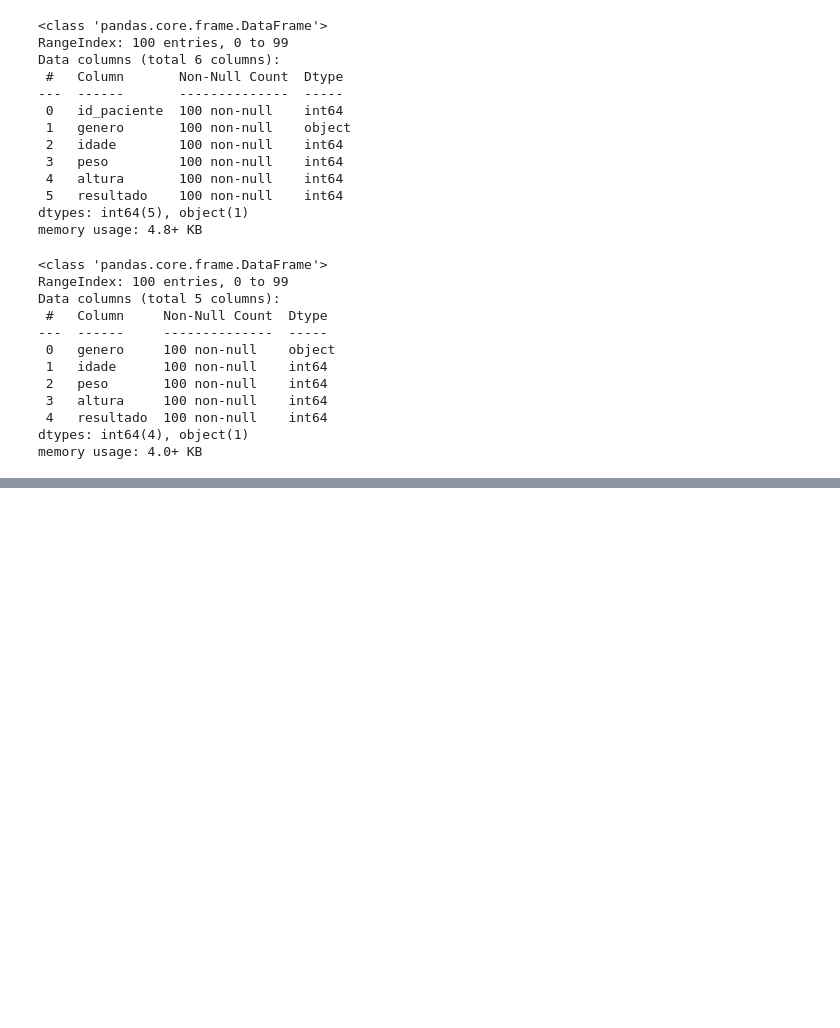
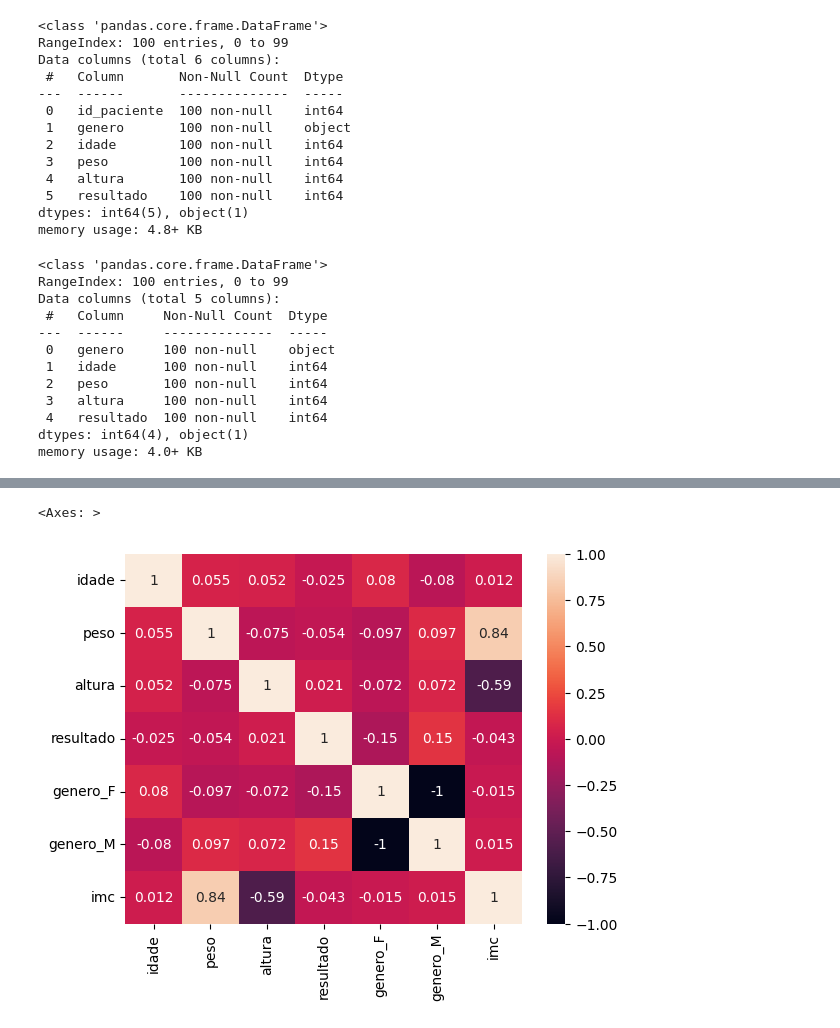
Before and after one commit to lilkirito22/aprendizado_machine_learning, a Jupyter notebook: modelo_diabetes/mode_diabetes.ipynb, the cells around one changed output, grey strips where cells are left out. Cells and saved outputs as stored; diff of their text form; code cells hidden in the pictures; blank space fills up the shorter version.

```diff
--- a/modelo_diabetes/mode_diabetes.ipynb
+++ b/modelo_diabetes/mode_diabetes.ipynb
@@ -59,3 +59,7 @@ Data columns (total 5 columns):
  4   resultado  100 non-null    int64
 dtypes: int64(4), object(1)
 memory usage: 4.0+ KB
+# %%
+# Converter uma variavel categoria (genero) em numerica usando one-hot encoding
+
+df_exames = pd.get_dummies(df_exames, columns=['genero'], dtype='int64')
@@ -61,0 +74,6 @@ memory usage: 4.0+ KB
+# %%
+# Apresentar Mapa de Calor com correlação entre as variaveis
+sns.heatmap(df_exames.corr(), vmin=-1, vmax= 1 ,annot=True)
+# %% [output]
+<Axes: >
+[figure, added]
```
Also changed, not shown: parts of 29 cells of this notebook, 2 other files.
